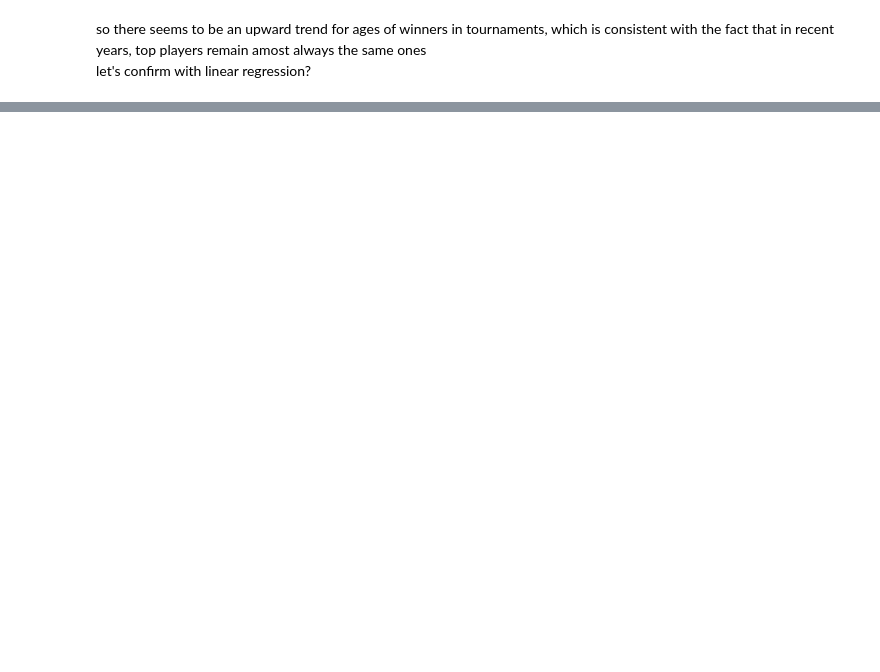
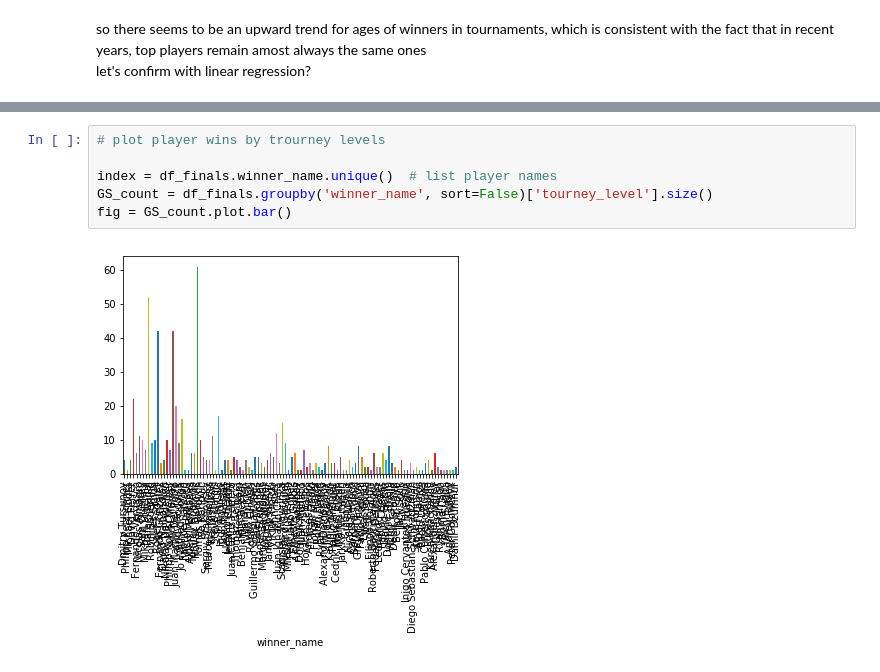
Before and after one commit to Linn39/Tennis_Analysis, a Jupyter notebook: notebooks/ATP_finals_yr08-17.ipynb, the cells around one changed output, grey strips where cells are left out. Saved outputs shown, nothing was run; the diff lists cells and outputs as text; blank space fills up the shorter version.

```diff
--- a/notebooks/ATP_finals_yr08-17.ipynb
+++ b/notebooks/ATP_finals_yr08-17.ipynb
@@ -61 +87,9 @@ so there seems to be an upward trend for ages of winners in tournaments, which i
 2. Is number of wins per player consistent at different tournament levels?
+# %%
+# plot player wins by trourney levels
+
+index = df_finals.winner_name.unique()  # list player names
+GS_count = df_finals.groupby('winner_name', sort=False)['tourney_level'].size()
+fig = GS_count.plot.bar()
+# %% [output]
+[figure, added]
```
Also changed, not shown: parts of 11 cells of this notebook.
